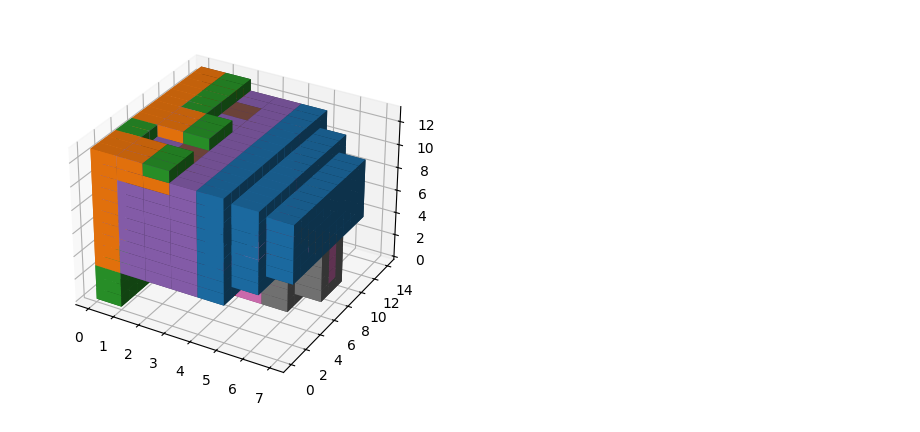
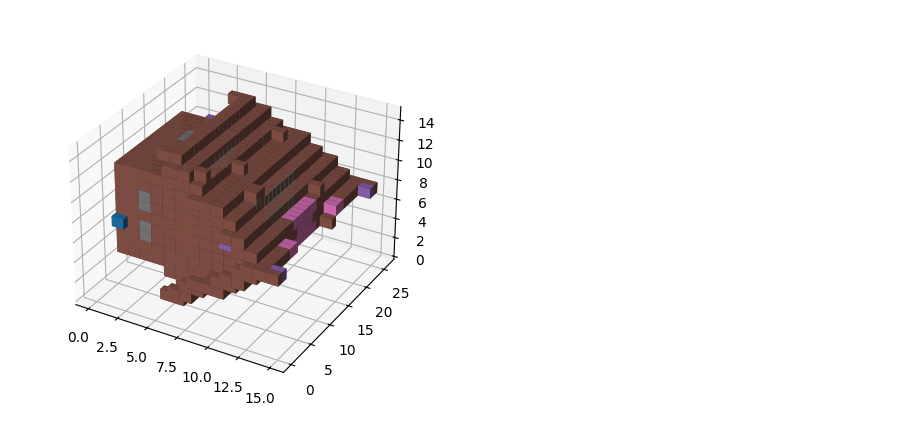
Before and after one commit to DemyCode/minecraft-copilot-ml, a Jupyter notebook: minecraft_copilot_ml/metrics_graph.ipynb, the cells around one changed output. Drawn from its saved outputs; the diff is of its cells as text; code cells hidden in the pictures.

```diff
--- a/minecraft_copilot_ml/metrics_graph.ipynb
+++ b/minecraft_copilot_ml/metrics_graph.ipynb
@@ -1,7 +1,8 @@
 # %%
 PATH_TO_CSV = "/home/mehdi/minecraft-copilot-ml/output/lightning_logs/version_0/metrics.csv"
 PATH_TO_BEST_MODEL = "/home/mehdi/minecraft-copilot-ml/output/best_model.pth"
-DATASET = "/home/mehdi/minecraft-copilot-ml/datasets/kleine_hutte_dataset"
+DATASET = "/home/mehdi/minecraft-copilot-ml/datasets/minecraft_schematics"
+DATASET_LIMIT = 100
 # %%
 import os
 from seaborn import lineplot
@@ -52,6 +53,9 @@ def display_voxels(voxel: np.ndarray, zero_block: Any = 0):
 
 
 schematics_list_files = list_schematic_files_in_folder(DATASET)
+schematics_list_files = sorted(schematics_list_files)
+if DATASET_LIMIT is not None:
+    schematics_list_files = schematics_list_files[:DATASET_LIMIT]
 unique_blocks_dict, unique_counts_coefficients, loaded_schematic_files = get_working_files_and_unique_blocks_and_counts(
     schematics_list_files
 )
@@ -69,9 +81,9 @@ dataset = MinecraftSchematicsDataset(loaded_schematic_files)
 # %%
 from minecraft_copilot_ml.data_loader import nbt_to_numpy_minecraft_map
 
-minecraft_map = nbt_to_numpy_minecraft_map(schematics_list_files[0])
+minecraft_map = nbt_to_numpy_minecraft_map(schematics_list_files[10])
 display_voxels(minecraft_map, zero_block="minecraft:air")
 # %% [output]
-[figure, old version]
+[figure, new version]
 # %%
 from typing import Any
```
Also changed, not shown: parts of 5 cells of this notebook, 1 other file.
